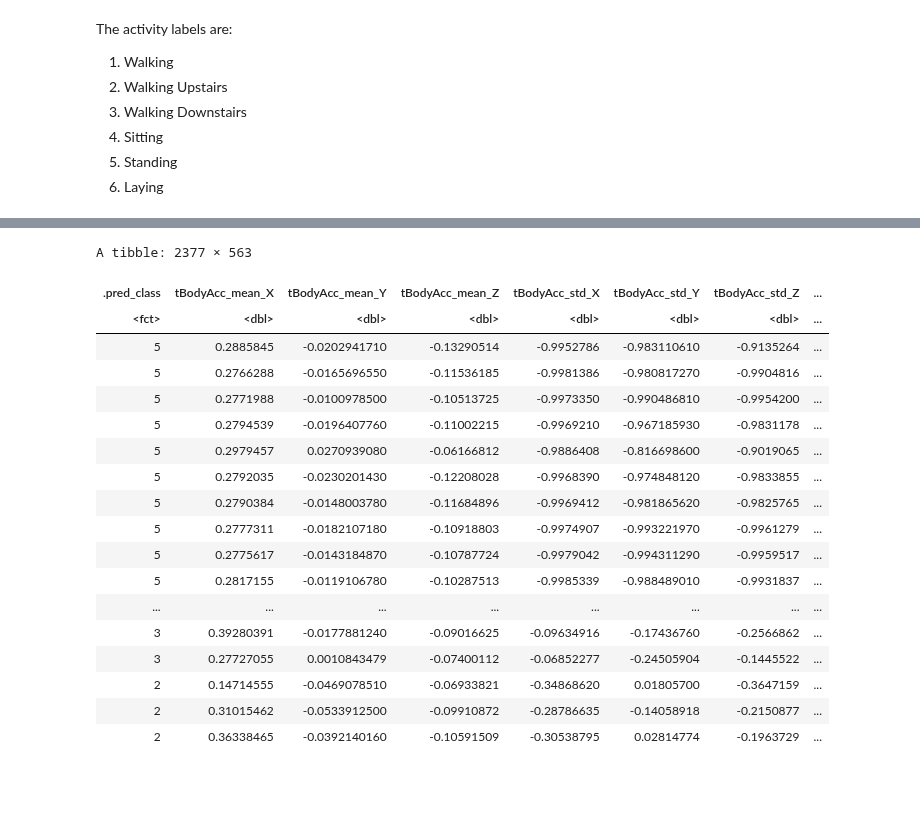
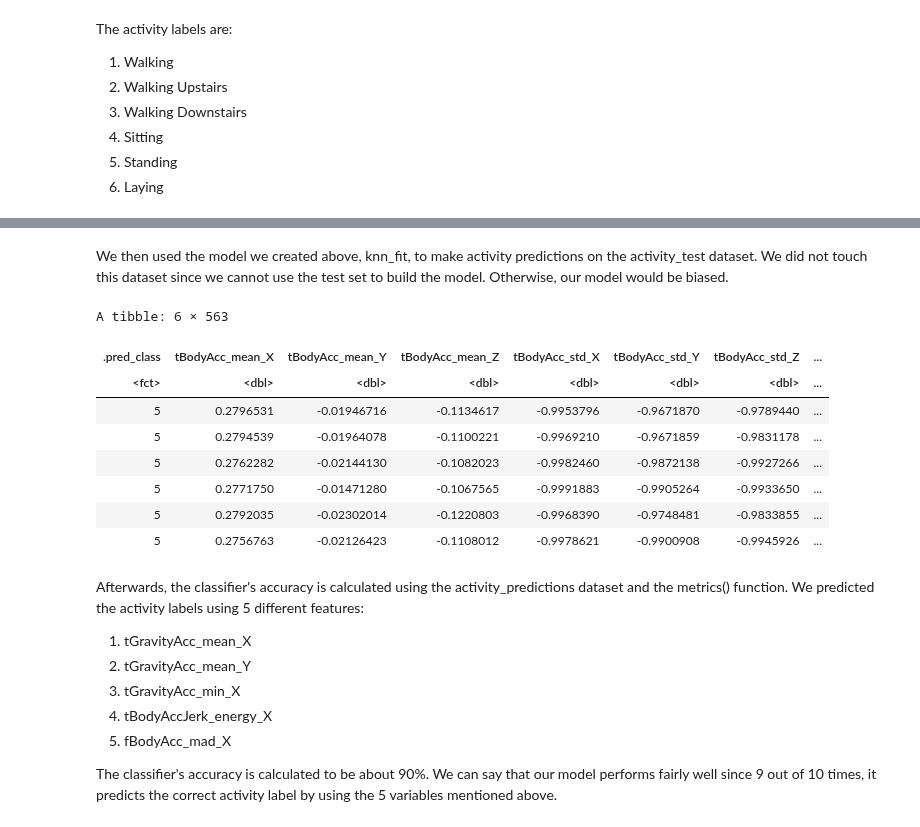
Before and after one commit to eleahj/dsci_project, a Jupyter notebook: human_activities.ipynb, the cells around one changed output, grey strips where cells are left out. Cells and saved outputs as stored; diff of their text form; code cells hidden in the pictures; blank space fills up the shorter version.

Commit message:
Added methods description in data analysis section ~ model 90%

```diff
--- a/human_activities.ipynb
+++ b/human_activities.ipynb
@@ -499,30 +493,32 @@ Minimal misclassification: 0.1027867
 Best kernel: rectangular
 Best k: 6
+# %% [markdown]
+We then used the model we created above, knn_fit, to make activity predictions on the activity_test dataset. We did not touch this dataset since we cannot use the test set to build the model. Otherwise, our model would be biased.
 # %%
 #Prediction
 activity_predictions <- predict(knn_fit, activity_test) %>%
       bind_cols(activity_test)
-activity_predictions
+head(activity_predictions)
 # %% [output]
-A tibble: 2377 × 563
+A tibble: 6 × 563
 | .pred_class | tBodyAcc_mean_X | tBodyAcc_mean_Y | tBodyAcc_mean_Z | tBodyAcc_std_X | tBodyAcc_std_Y | tBodyAcc_std_Z | ... |
 | <fct> | <dbl> | <dbl> | <dbl> | <dbl> | <dbl> | <dbl> | ... |
-| 5 | 0.2885845 | -0.0202941710 | -0.13290514 | -0.9952786 | -0.983110610 | -0.9135264 | ... |
-| 5 | 0.2766288 | -0.0165696550 | -0.11536185 | -0.9981386 | -0.980817270 | -0.9904816 | ... |
-| 5 | 0.2771988 | -0.0100978500 | -0.10513725 | -0.9973350 | -0.990486810 | -0.9954200 | ... |
-| 5 | 0.2794539 | -0.0196407760 | -0.11002215 | -0.9969210 | -0.967185930 | -0.9831178 | ... |
-| 5 | 0.2979457 | 0.0270939080 | -0.06166812 | -0.9886408 | -0.816698600 | -0.9019065 | ... |
-| 5 | 0.2792035 | -0.0230201430 | -0.12208028 | -0.9968390 | -0.974848120 | -0.9833855 | ... |
-| 5 | 0.2790384 | -0.0148003780 | -0.11684896 | -0.9969412 | -0.981865620 | -0.9825765 | ... |
-| 5 | 0.2777311 | -0.0182107180 | -0.10918803 | -0.9974907 | -0.993221970 | -0.9961279 | ... |
-| 5 | 0.2775617 | -0.0143184870 | -0.10787724 | -0.9979042 | -0.994311290 | -0.9959517 | ... |
-| 5 | 0.2817155 | -0.0119106780 | -0.10287513 | -0.9985339 | -0.988489010 | -0.9931837 | ... |
-| ... | ... | ... | ... | ... | ... | ... | ... |
-| 3 | 0.39280391 | -0.0177881240 | -0.09016625 | -0.09634916 | -0.17436760 | -0.2566862 | ... |
-| 3 | 0.27727055 | 0.0010843479 | -0.07400112 | -0.06852277 | -0.24505904 | -0.1445522 | ... |
-| 2 | 0.14714555 | -0.0469078510 | -0.06933821 | -0.34868620 | 0.01805700 | -0.3647159 | ... |
-| 2 | 0.31015462 | -0.0533912500 | -0.09910872 | -0.28786635 | -0.14058918 | -0.2150877 | ... |
-| 2 | 0.36338465 | -0.0392140160 | -0.10591509 | -0.30538795 | 0.02814774 | -0.1963729 | ... |
+| 5 | 0.2796531 | -0.01946716 | -0.1134617 | -0.9953796 | -0.9671870 | -0.9789440 | ... |
+| 5 | 0.2794539 | -0.01964078 | -0.1100221 | -0.9969210 | -0.9671859 | -0.9831178 | ... |
+| 5 | 0.2762282 | -0.02144130 | -0.1082023 | -0.9982460 | -0.9872138 | -0.9927266 | ... |
+| 5 | 0.2771750 | -0.01471280 | -0.1067565 | -0.9991883 | -0.9905264 | -0.9933650 | ... |
+| 5 | 0.2792035 | -0.02302014 | -0.1220803 | -0.9968390 | -0.9748481 | -0.9833855 | ... |
+| 5 | 0.2756763 | -0.02126423 | -0.1108012 | -0.9978621 | -0.9900908 | -0.9945926 | ... |
+# %% [markdown]
+Afterwards, the classifier's accuracy is calculated using the activity_predictions dataset and the metrics() function. We predicted the activity labels using 5 different features:
+
+1. tGravityAcc_mean_X
+2. tGravityAcc_mean_Y
+3. tGravityAcc_min_X
+4. tBodyAccJerk_energy_X
+5. fBodyAcc_mad_X
+
+The classifier's accuracy is calculated to be about 90%. We can say that our model performs fairly well since 9 out of 10 times, it predicts the correct activity label by using the 5 variables mentioned above.
 # %%
 #Classifier's Accuracy
 activity_prediction_accuracy <- activity_predictions %>%
```
Also changed, not shown: parts of 14 cells of this notebook.
